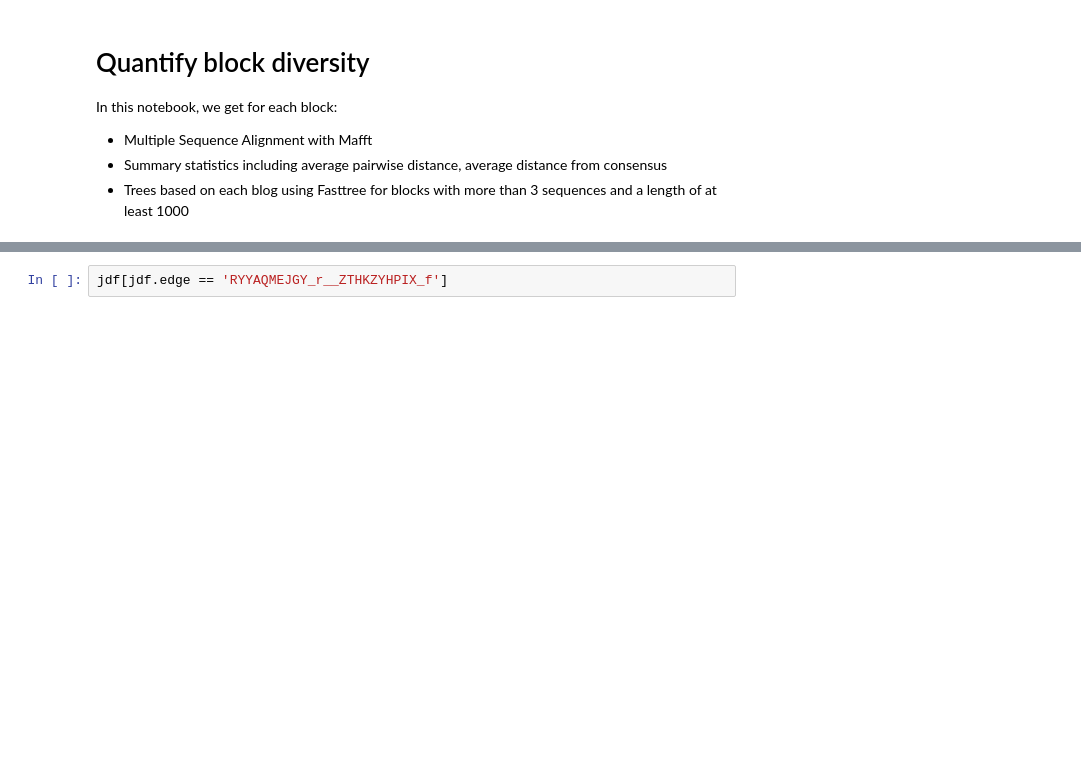
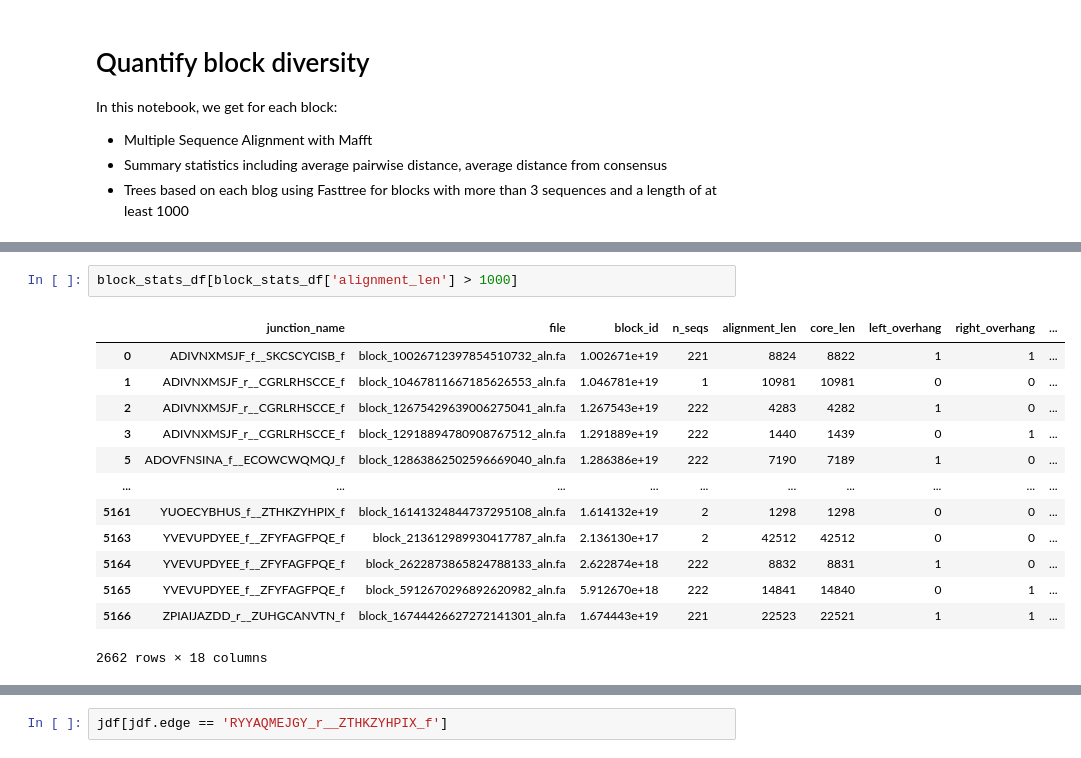
Before and after one commit to marie3003/junction_dataset, a Jupyter notebook: explore/block_diversity.ipynb, the cells around one changed output, grey strips where cells are left out. Drawn from its saved outputs; the diff is of its cells as text; blank space fills up the shorter version.

```diff
--- a/explore/block_diversity.ipynb
+++ b/explore/block_diversity.ipynb
@@ -31,0 +51,16 @@ from junction_analysis.block_alignment import create_block_msas, summarize_block
+# %%
+block_stats_df[block_stats_df['alignment_len'] > 1000]
+# %% [output]
+|  | junction_name | file | block_id | n_seqs | alignment_len | core_len | left_overhang | right_overhang | ... |
+| 0 | ADIVNXMSJF_f__SKCSCYCISB_f | block_10026712397854510732_aln.fa | 1.002671e+19 | 221 | 8824 | 8822 | 1 | 1 | ... |
+| 1 | ADIVNXMSJF_r__CGRLRHSCCE_f | block_10467811667185626553_aln.fa | 1.046781e+19 | 1 | 10981 | 10981 | 0 | 0 | ... |
+| 2 | ADIVNXMSJF_r__CGRLRHSCCE_f | block_12675429639006275041_aln.fa | 1.267543e+19 | 222 | 4283 | 4282 | 1 | 0 | ... |
+| 3 | ADIVNXMSJF_r__CGRLRHSCCE_f | block_12918894780908767512_aln.fa | 1.291889e+19 | 222 | 1440 | 1439 | 0 | 1 | ... |
+| 5 | ADOVFNSINA_f__ECOWCWQMQJ_f | block_12863862502596669040_aln.fa | 1.286386e+19 | 222 | 7190 | 7189 | 1 | 0 | ... |
+| ... | ... | ... | ... | ... | ... | ... | ... | ... | ... |
+| 5161 | YUOECYBHUS_f__ZTHKZYHPIX_f | block_16141324844737295108_aln.fa | 1.614132e+19 | 2 | 1298 | 1298 | 0 | 0 | ... |
+| 5163 | YVEVUPDYEE_f__ZFYFAGFPQE_f | block_213612989930417787_aln.fa | 2.136130e+17 | 2 | 42512 | 42512 | 0 | 0 | ... |
+| 5164 | YVEVUPDYEE_f__ZFYFAGFPQE_f | block_2622873865824788133_aln.fa | 2.622874e+18 | 222 | 8832 | 8831 | 1 | 0 | ... |
+| 5165 | YVEVUPDYEE_f__ZFYFAGFPQE_f | block_5912670296892620982_aln.fa | 5.912670e+18 | 222 | 14841 | 14840 | 0 | 1 | ... |
+| 5166 | ZPIAIJAZDD_r__ZUHGCANVTN_f | block_16744426627272141301_aln.fa | 1.674443e+19 | 221 | 22523 | 22521 | 1 | 1 | ... |
+2662 rows × 18 columns
```
Also changed, not shown: parts of 4 cells of this notebook, 25 other files.
